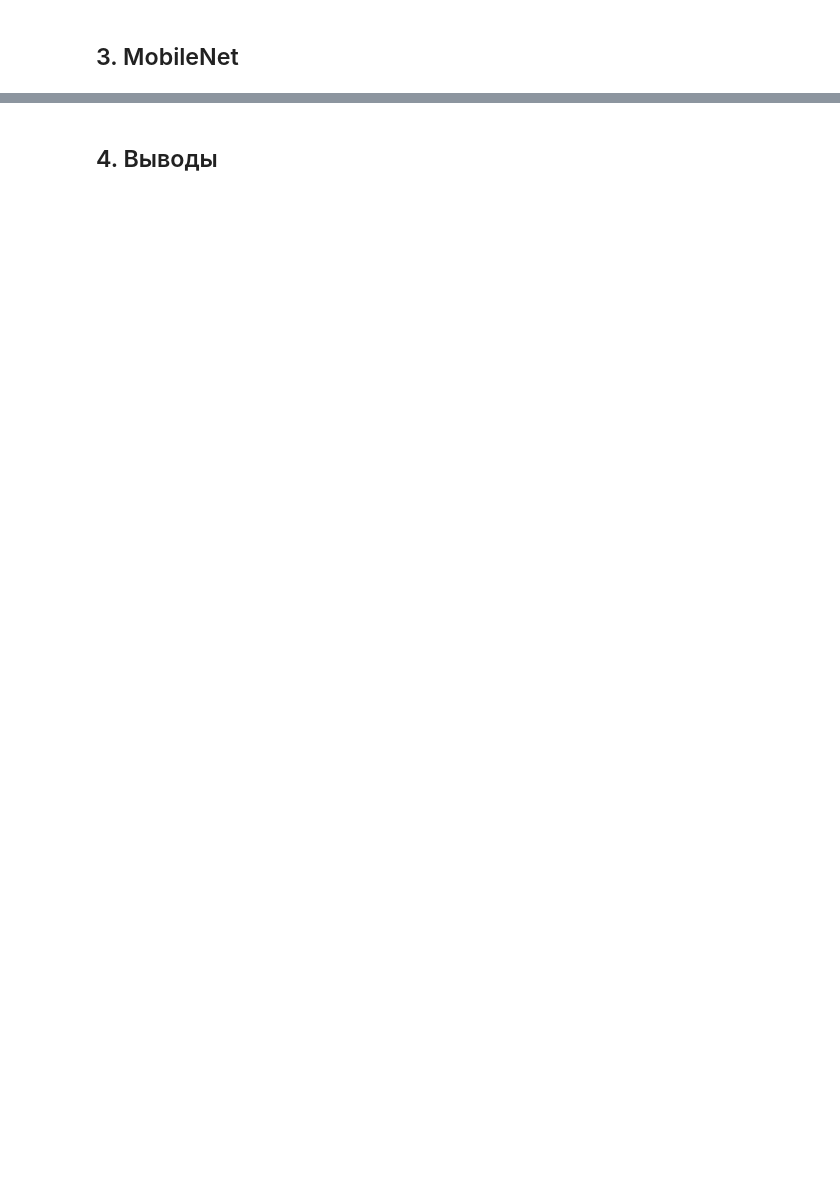
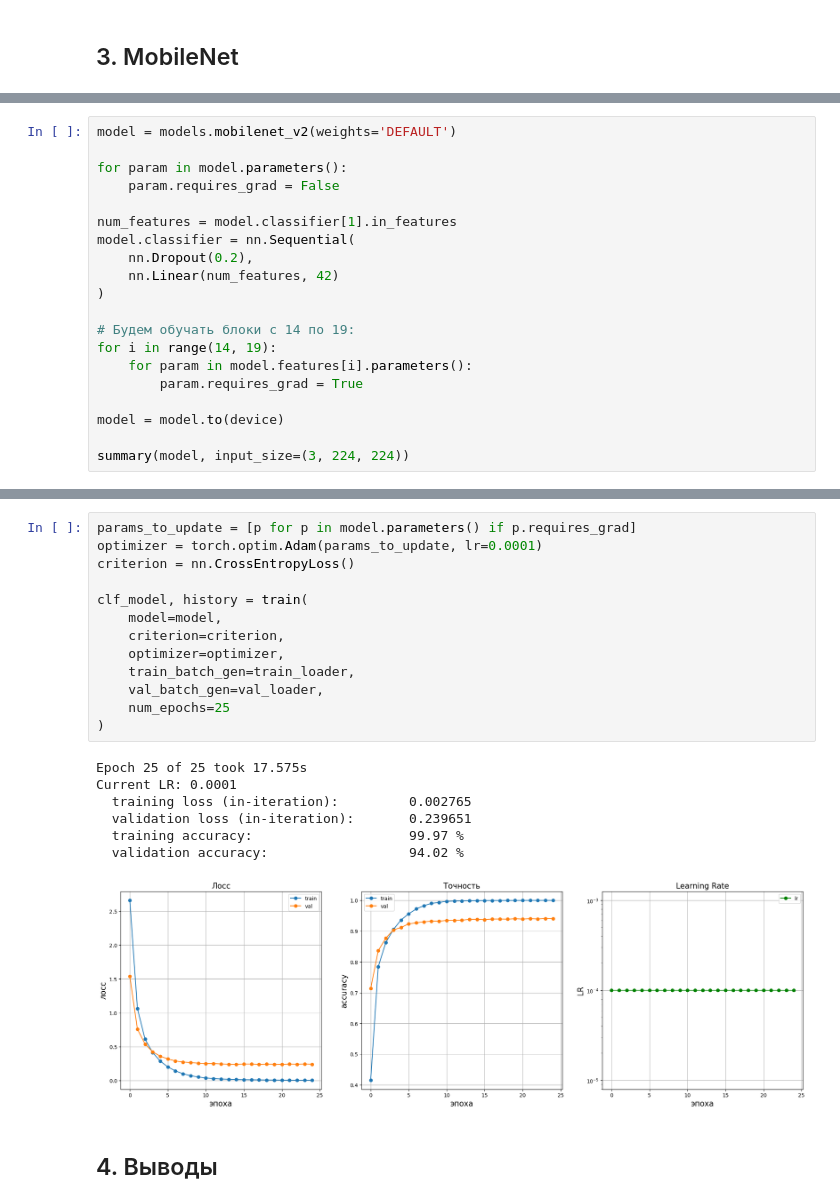
Before and after one commit to BalshowAndrew/pytorch_studying_new, a Jupyter notebook: HW_04_cnn_improve.ipynb, the cells around one changed output, grey strips where cells are left out. Saved outputs shown, nothing was run; the diff lists cells and outputs as text; blank space fills up the shorter version.

```diff
--- a/HW_04_cnn_improve.ipynb
+++ b/HW_04_cnn_improve.ipynb
@@ -426,0 +745,20 @@ Current LR: 0.0006545084971874768
+# %%
+model = models.mobilenet_v2(weights='DEFAULT')
+
+for param in model.parameters():
+    param.requires_grad = False
+
+num_features = model.classifier[1].in_features
+model.classifier = nn.Sequential(
+    nn.Dropout(0.2),
+    nn.Linear(num_features, 42)
+)
+
+# Будем обучать блоки с 14 по 19:
+for i in range(14, 19):
+    for param in model.features[i].parameters():
+        param.requires_grad = True
+
+model = model.to(device)
+
+summary(model, input_size=(3, 224, 224))
@@ -427,2 +783,23 @@ Current LR: 0.0006545084971874768
+# %%
+params_to_update = [p for p in model.parameters() if p.requires_grad]
+optimizer = torch.optim.Adam(params_to_update, lr=0.0001)
+criterion = nn.CrossEntropyLoss()
+
+clf_model, history = train(
+    model=model,
+    criterion=criterion,
+    optimizer=optimizer,
+    train_batch_gen=train_loader,
+    val_batch_gen=val_loader,
+    num_epochs=25
+)
+# %% [output]
+Epoch 25 of 25 took 17.575s
+Current LR: 0.0001
+  training loss (in-iteration):         0.002765
+  validation loss (in-iteration):       0.239651
+  training accuracy:                    99.97 %
+  validation accuracy:                  94.02 %
+[figure, added]
 # %% [markdown]
 ## 4. Выводы
```
Also changed, not shown: parts of 24 cells of this notebook.
